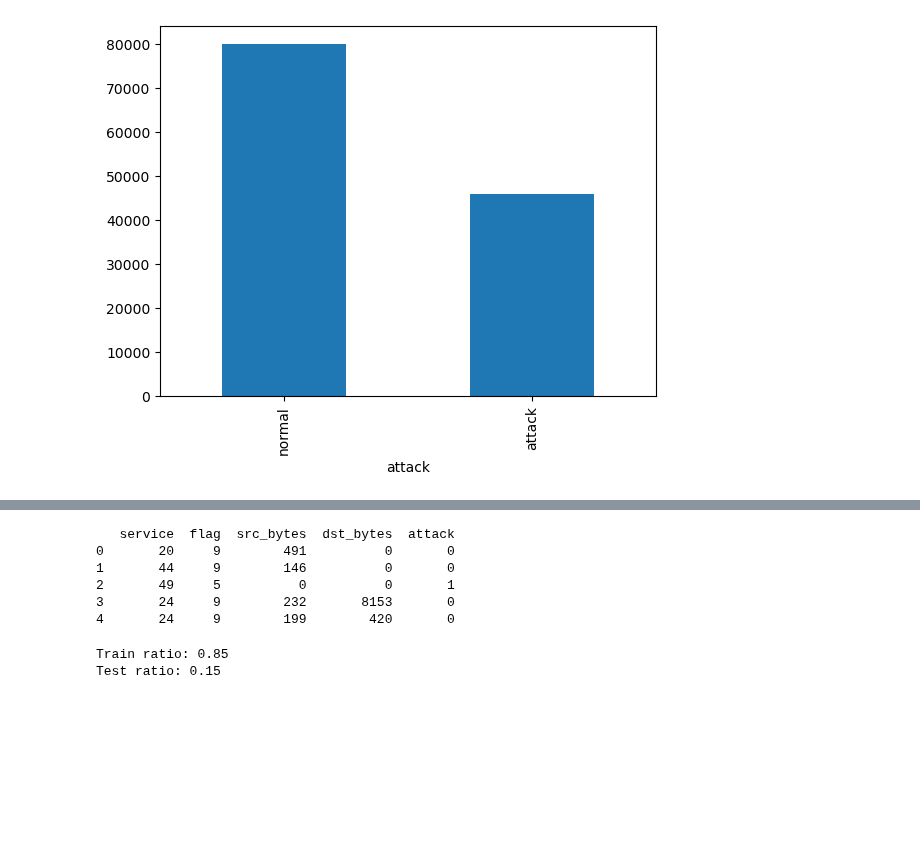
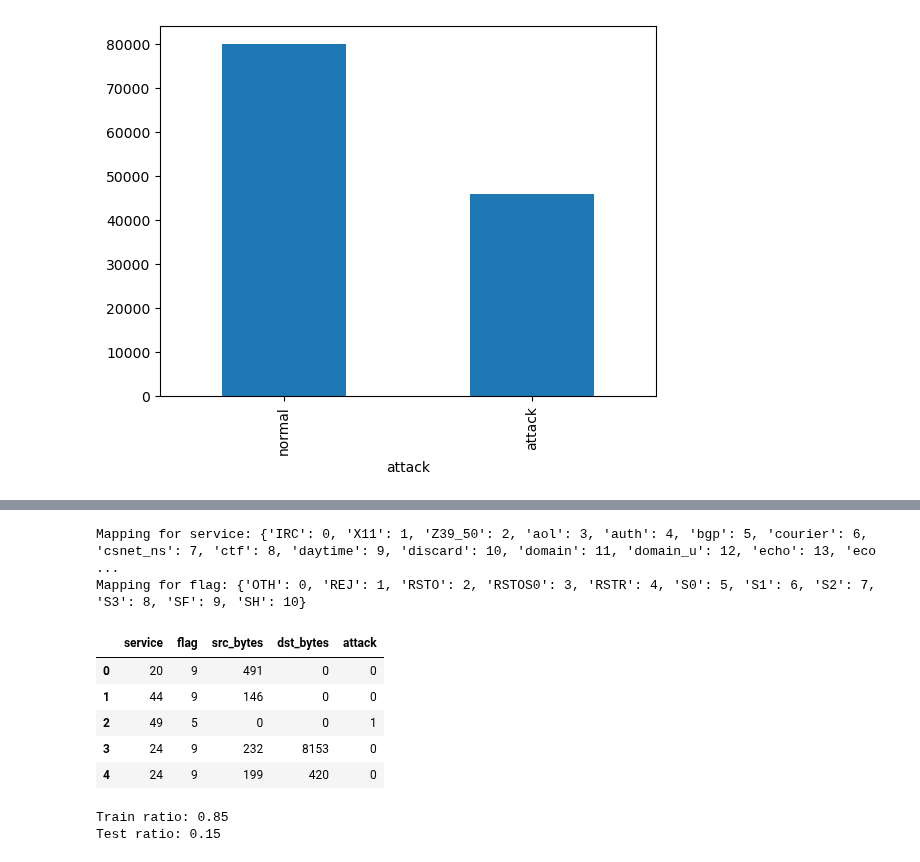
Before and after one commit to luisdavidgarcia/DDoS-Hybrid-Detection-System, a Jupyter notebook: notebooks/results_nsl-kdd_binary.ipynb, the cells around one changed output, grey strips where cells are left out. Cells and saved outputs as stored; diff of their text form; code cells hidden in the pictures; blank space fills up the shorter version.

```diff
--- a/notebooks/results_nsl-kdd_binary.ipynb
+++ b/notebooks/results_nsl-kdd_binary.ipynb
@@ -304,15 +281,46 @@ non_directly_obtainable_features += ['protocol_type']
 
 X_train = df_train_binary.drop(non_directly_obtainable_features, axis=1)
 X_test = df_test_binary.drop(non_directly_obtainable_features, axis=1)
-# %%
-view = df_train_binary.drop(non_directly_obtainable_features, axis=1)
-print(view.head())
-# %% [output]
-   service  flag  src_bytes  dst_bytes  attack
-0       20     9        491          0       0
-1       44     9        146          0       0
-2       49     5          0          0       1
-3       24     9        232       8153       0
-4       24     9        199        420       0
+# %%
+import joblib
+from sklearn.preprocessing import LabelEncoder
+
+# Set 'attack' to 1 and 'normal' to 0 in both training and test sets
+X_train['attack'] = X_train['attack'].map({'attack': 1, 'normal': 0})
+X_test['attack'] = X_test['attack'].map({'attack': 1, 'normal': 0})
+
+# Encode other categorical features
+columns_to_encode = ['service', 'flag']
+label_map = {}
+
+for column in columns_to_encode:
+    le = LabelEncoder()
+    le.fit(df_train_binary[column])
+
+    # Apply transformation to training and test sets
+    X_train[column] = le.transform(X_train[column])
+    X_test[column] = X_test[column].apply(lambda x: le.transform([x])[0] if x in le.classes_ else -1)
+
+    # Save the label map for reference (this replaces saving the encoder itself)
+    label_map[column] = dict(zip(le.classes_, le.transform(le.classes_)))
+
+    # Save the label encoder for later use
+    joblib.dump(le, f'{column}_encoder.joblib')
+
+# Display the label map
+for column, mapping in label_map.items():
+    print(f"Mapping for {column}: {mapping}")
+# %% [output]
+Mapping for service: {'IRC': 0, 'X11': 1, 'Z39_50': 2, 'aol': 3, 'auth': 4, 'bgp': 5, 'courier': 6, 'csnet_ns': 7, 'ctf': 8, 'daytime': 9, 'discard': 10, 'domain': 11, 'domain_u': 12, 'echo': 13, 'eco ...
+Mapping for flag: {'OTH': 0, 'REJ': 1, 'RSTO': 2, 'RSTOS0': 3, 'RSTR': 4, 'S0': 5, 'S1': 6, 'S2': 7, 'S3': 8, 'SF': 9, 'SH': 10}
+# %%
+X_train.head()
+# %% [output]
+|  | service | flag | src_bytes | dst_bytes | attack |
+| 0 | 20 | 9 | 491 | 0 | 0 |
+| 1 | 44 | 9 | 146 | 0 | 0 |
+| 2 | 49 | 5 | 0 | 0 | 1 |
+| 3 | 24 | 9 | 232 | 8153 | 0 |
+| 4 | 24 | 9 | 199 | 420 | 0 |
 # %%
 # Split the data into features (x) and target (y) - Level is unknown in real-time
```
Also changed, not shown: parts of 5 cells of this notebook, 15 other files.
